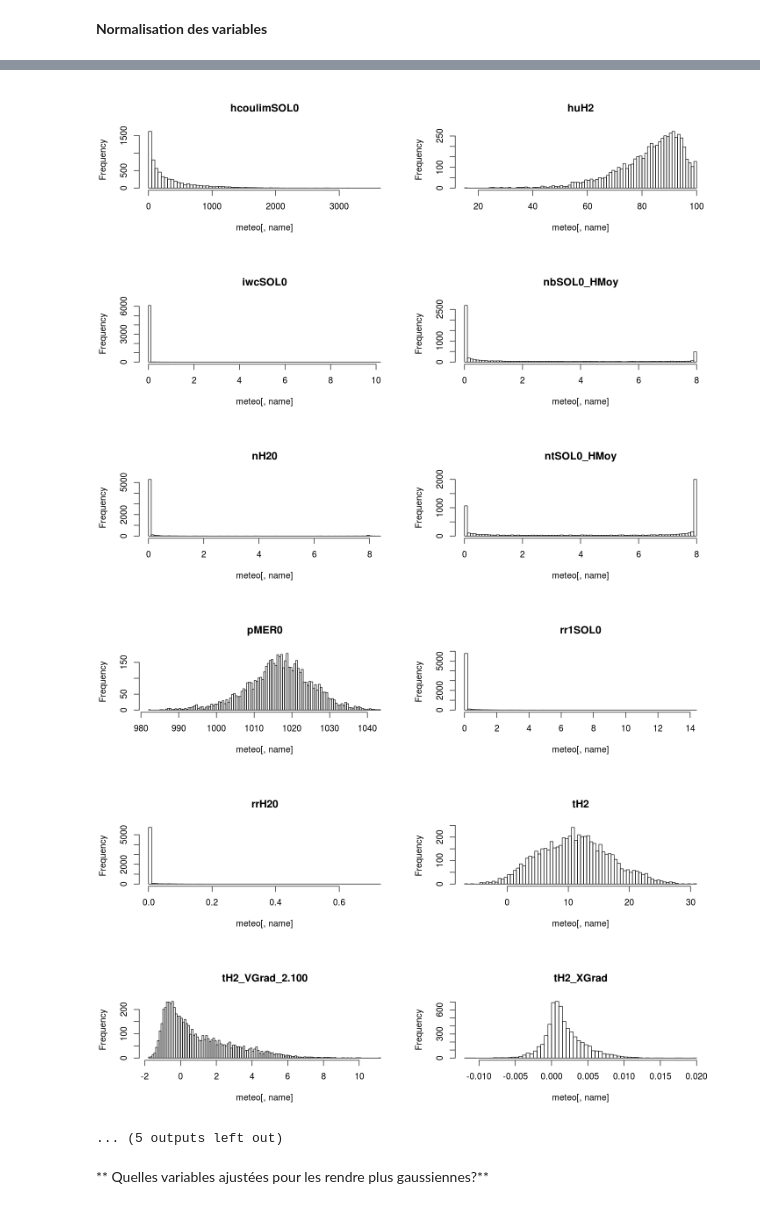
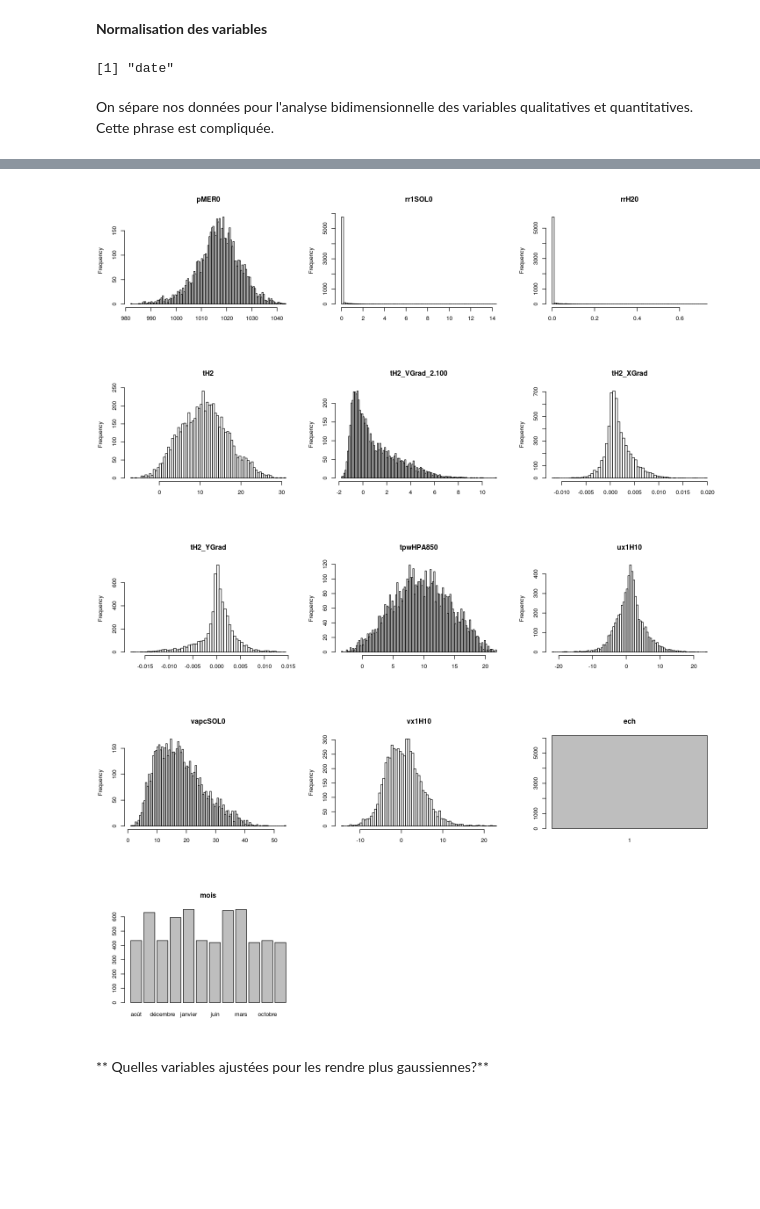
Before and after one commit to CangelosiQ/Defi, a Jupyter notebook: Data_Analysis_R.ipynb, the cells around one changed output, grey strips where cells are left out. Drawn from its saved outputs; the diff is of its cells as text; code cells hidden in the pictures; blank space fills up the shorter version.

```diff
--- a/Data_Analysis_R.ipynb
+++ b/Data_Analysis_R.ipynb
@@ -77,3 +100,6 @@ meteo$mois<-as.factor(meteo$mois)
 meteo$ddH10_rose4<-as.factor(meteo$ddH10_rose4)
 meteo$ech<-as.factor(meteo$ech)
 meteo$flvis1SOL0<-as.factor(meteo$flvis1SOL0)
+colnames(meteo)[which(list_class=="Date")]
+# %% [output]
+[1] "date"
@@ -79,0 +110,2 @@ meteo$flvis1SOL0<-as.factor(meteo$flvis1SOL0)
+# %% [markdown]
+On sépare nos données pour l'analyse bidimensionnelle des variables qualitatives et quantitatives. Cette phrase est compliquée.
@@ -80,24 +116,16 @@ meteo$flvis1SOL0<-as.factor(meteo$flvis1SOL0)
 # %%
-par(mfrow=c(1,2))
+par(mfrow=c(1,3))
 options(repr.plot.width=12, repr.plot.height=3)
-
-list_class<-sapply(meteo,FUN=class)
-hist(meteo[,which(list_class=="Date")])
-barplot(meteo[,which(list_class=="factor")])
-hist(meteo[,which(list_class=="numeric")])
-
 
 for (name in colnames(meteo)) {
     if (class(meteo[,name])=='Date') {
-        hist(meteo[,name],"months",main=name)    # on traite differemment le type 'date'
+        hist(meteo[,name],"months",main=name,xlab='')    # on traite differemment le type 'date'
     } else{
         if (class(meteo[,name])=='factor') {
             barplot(table(meteo[,name]),main=name)
         } else {
-            hist(meteo[,name],main=name,breaks=100)
+            hist(meteo[,name],main=name,breaks=100,xlab='')
         }
     }
 }
-
-table(meteo$ddH10_rose4)
 # %% [output]
@@ -110,9 +138,7 @@ table(meteo$ddH10_rose4)
-[figure, old version]
+[figure, new version]
-[figure, old version]
+[figure, new version]
-[figure, old version]
+[figure, new version]
-[figure, old version]
+[figure, new version]
-[figure, old version]
+[figure, new version]
-[figure, removed]
-... (5 outputs left out)
 # %% [markdown]
 ** Quelles variables ajustées pour les rendre plus gaussiennes?**
```
Also changed, not shown: parts of 8 cells of this notebook.
